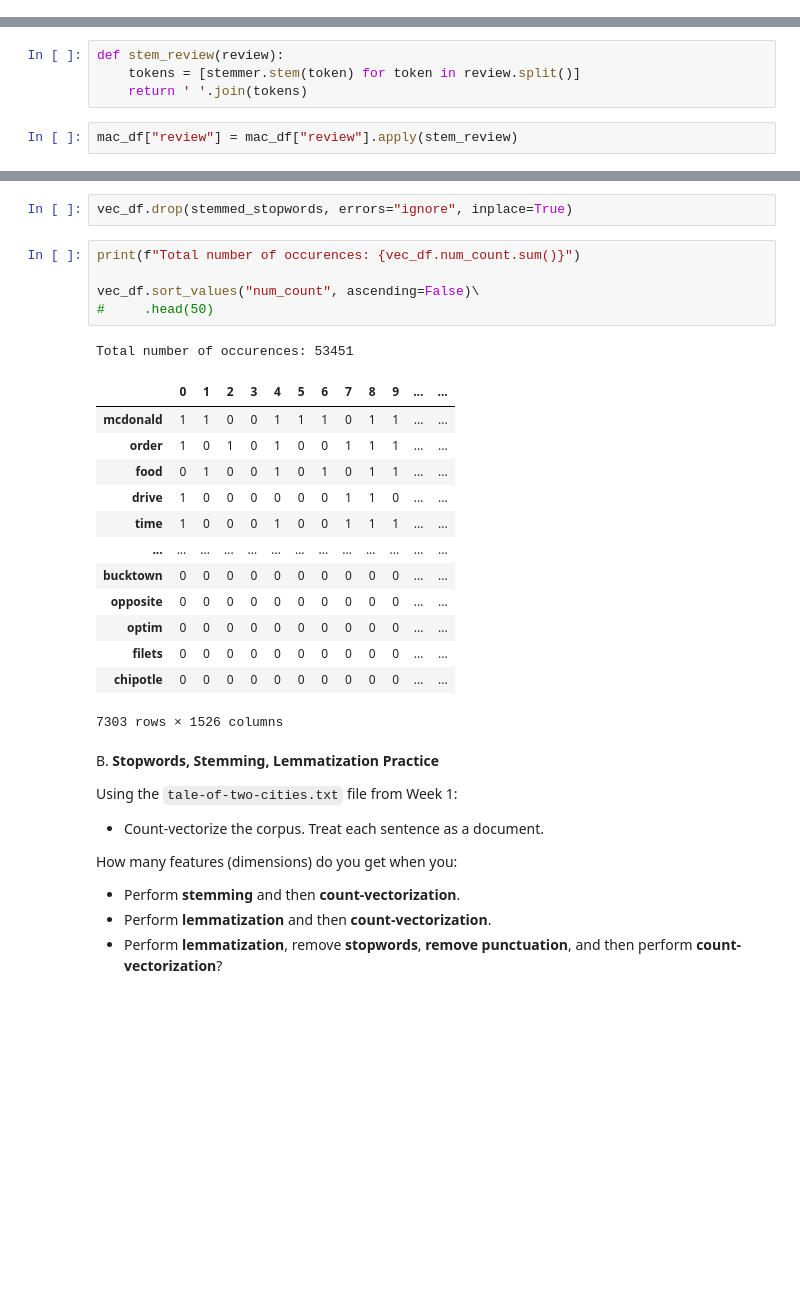
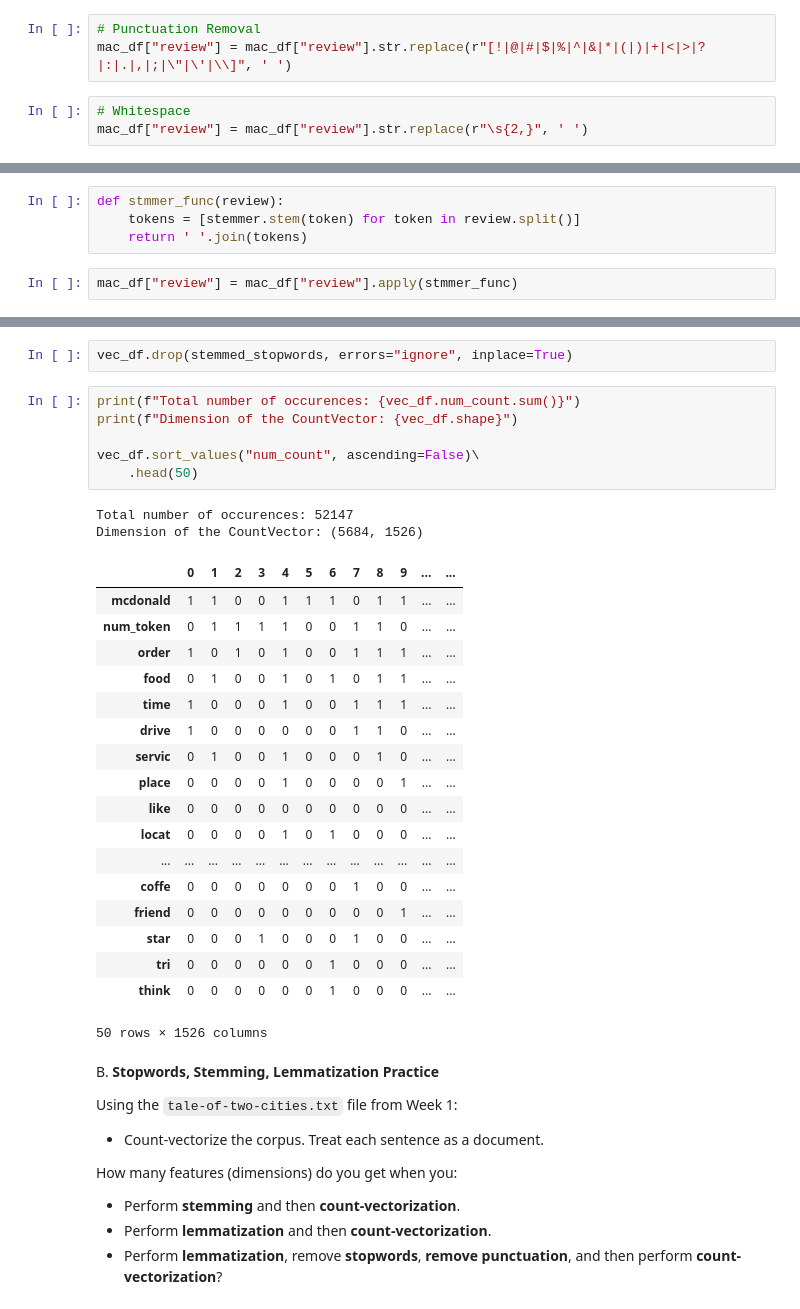
Before and after one commit to kyutcho/dso-560-nlp-text-analytics-SPRING-2021, a Jupyter notebook: Week 2/Cho_KyuTae_HW2.ipynb, the cells around one changed output, grey strips where cells are left out. Saved outputs shown, nothing was run; the diff lists cells and outputs as text; blank space fills up the shorter version.

```diff
--- a/Week 2/Cho_KyuTae_HW2.ipynb
+++ b/Week 2/Cho_KyuTae_HW2.ipynb
@@ -167,14 +103,20 @@ Number of McDonald's: 891
+# %%
+# Punctuation Removal
+mac_df["review"] = mac_df["review"].str.replace(r"[!|@|#|$|%|^|&|*|(|)|+|<|>|?|:|.|,|;|\"|\'|\\]", ' ')
+# %%
+# Whitespace
+mac_df["review"] = mac_df["review"].str.replace(r"\s{2,}", ' ')
 # %% [markdown]
 ## Stemming
 # %%
 # stemmer = PorterStemmer()
 stemmer = SnowballStemmer("english")
 # %%
-def stem_review(review):
+def stmmer_func(review):
     tokens = [stemmer.stem(token) for token in review.split()]
     return ' '.join(tokens)
 # %%
-mac_df["review"] = mac_df["review"].apply(stem_review)
+mac_df["review"] = mac_df["review"].apply(stmmer_func)
 # %% [markdown]
 ## CountVectorizer
 # %%
@@ -195,24 +137,31 @@ vec_df["num_count"] = vec_df.sum(axis=1)
 vec_df.drop(stemmed_stopwords, errors="ignore", inplace=True)
 # %%
 print(f"Total number of occurences: {vec_df.num_count.sum()}")
+print(f"Dimension of the CountVector: {vec_df.shape}")
 
 vec_df.sort_values("num_count", ascending=False)\
-#     .head(50)
+    .head(50)
 # %% [output]
-Total number of occurences: 53451
+Total number of occurences: 52147
+Dimension of the CountVector: (5684, 1526)
 |  | 0 | 1 | 2 | 3 | 4 | 5 | 6 | 7 | 8 | 9 | ... | ... |
 | mcdonald | 1 | 1 | 0 | 0 | 1 | 1 | 1 | 0 | 1 | 1 | ... | ... |
+| num_token | 0 | 1 | 1 | 1 | 1 | 0 | 0 | 1 | 1 | 0 | ... | ... |
 | order | 1 | 0 | 1 | 0 | 1 | 0 | 0 | 1 | 1 | 1 | ... | ... |
 | food | 0 | 1 | 0 | 0 | 1 | 0 | 1 | 0 | 1 | 1 | ... | ... |
+| time | 1 | 0 | 0 | 0 | 1 | 0 | 0 | 1 | 1 | 1 | ... | ... |
 | drive | 1 | 0 | 0 | 0 | 0 | 0 | 0 | 1 | 1 | 0 | ... | ... |
-| time | 1 | 0 | 0 | 0 | 1 | 0 | 0 | 1 | 1 | 1 | ... | ... |
+| servic | 0 | 1 | 0 | 0 | 1 | 0 | 0 | 0 | 1 | 0 | ... | ... |
+| place | 0 | 0 | 0 | 0 | 1 | 0 | 0 | 0 | 0 | 1 | ... | ... |
+| like | 0 | 0 | 0 | 0 | 0 | 0 | 0 | 0 | 0 | 0 | ... | ... |
+| locat | 0 | 0 | 0 | 0 | 1 | 0 | 1 | 0 | 0 | 0 | ... | ... |
 | ... | ... | ... | ... | ... | ... | ... | ... | ... | ... | ... | ... | ... |
-| bucktown | 0 | 0 | 0 | 0 | 0 | 0 | 0 | 0 | 0 | 0 | ... | ... |
-| opposite | 0 | 0 | 0 | 0 | 0 | 0 | 0 | 0 | 0 | 0 | ... | ... |
-| optim | 0 | 0 | 0 | 0 | 0 | 0 | 0 | 0 | 0 | 0 | ... | ... |
-| filets | 0 | 0 | 0 | 0 | 0 | 0 | 0 | 0 | 0 | 0 | ... | ... |
-| chipotle | 0 | 0 | 0 | 0 | 0 | 0 | 0 | 0 | 0 | 0 | ... | ... |
+| coffe | 0 | 0 | 0 | 0 | 0 | 0 | 0 | 1 | 0 | 0 | ... | ... |
+| friend | 0 | 0 | 0 | 0 | 0 | 0 | 0 | 0 | 0 | 1 | ... | ... |
+| star | 0 | 0 | 0 | 1 | 0 | 0 | 0 | 1 | 0 | 0 | ... | ... |
+| tri | 0 | 0 | 0 | 0 | 0 | 0 | 1 | 0 | 0 | 0 | ... | ... |
+| think | 0 | 0 | 0 | 0 | 0 | 0 | 1 | 0 | 0 | 0 | ... | ... |
-7303 rows × 1526 columns
+50 rows × 1526 columns
 # %% [markdown]
 B. **Stopwords, Stemming, Lemmatization Practice**
 
```
Also changed, not shown: parts of 32 cells of this notebook, 1 other file.
